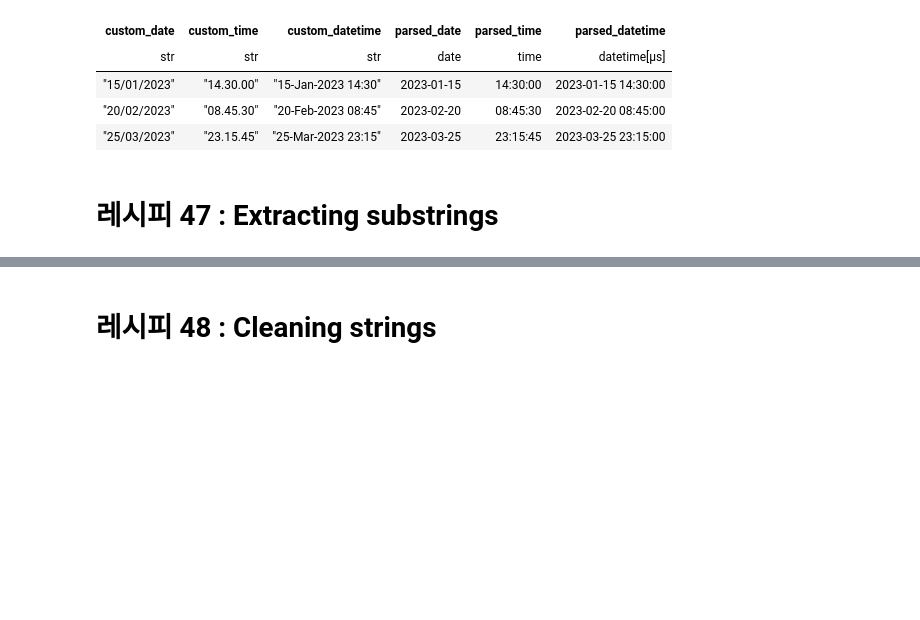
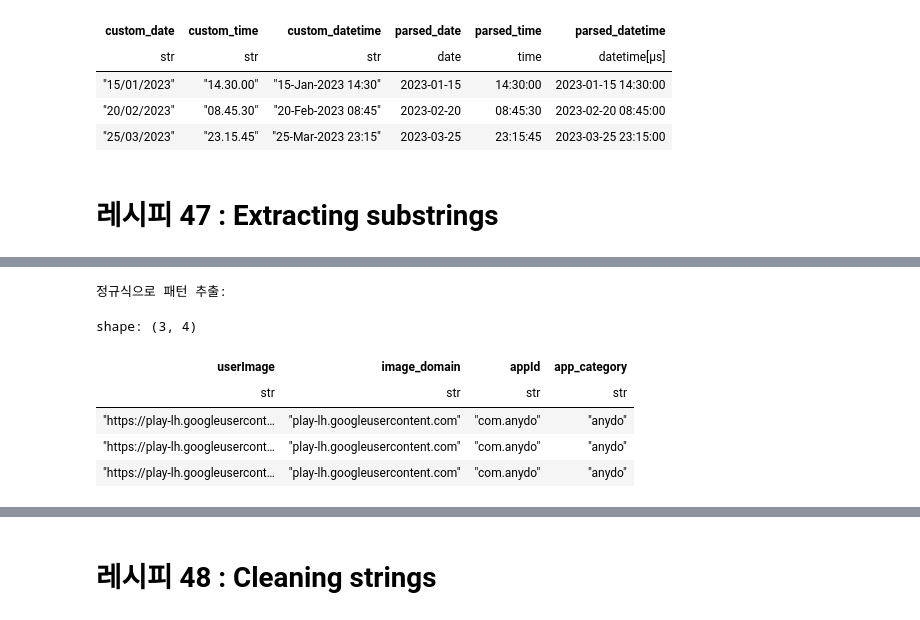
Before and after one commit to dschloe/polars_recipes, a Jupyter notebook: ch09_string_manipulation.ipynb, the cells around one changed output, grey strips where cells are left out. Drawn from its saved outputs; the diff is of its cells as text; code cells hidden in the pictures; blank space fills up the shorter version.

```diff
--- a/ch09_string_manipulation.ipynb
+++ b/ch09_string_manipulation.ipynb
@@ -223,0 +205,22 @@ shape: (3, 2)
+# %%
+# str.extract()를 사용하여 정규식으로 패턴 추출
+extract_df = df.select([
+    # userImage
+    pl.col("userImage"),
+    # userImage URL에서 도메인 추출
+    pl.col("userImage").str.extract(r"https://([^/]+)").alias("image_domain"),
+    # appId
+    pl.col("appId"),
+    # appId에서 앱 카테고리 추출
+    pl.col("appId").str.extract(r"com\.([^.]+)").alias("app_category")
+])
+print("\n정규식으로 패턴 추출:")
+extract_df.head(3)
+# %% [output]
+정규식으로 패턴 추출:
+shape: (3, 4)
+| userImage | image_domain | appId | app_category |
+| str | str | str | str |
+| "https://play-lh.googleusercont… | "play-lh.googleusercontent.com" | "com.anydo" | "anydo" |
+| "https://play-lh.googleusercont… | "play-lh.googleusercontent.com" | "com.anydo" | "anydo" |
+| "https://play-lh.googleusercont… | "play-lh.googleusercontent.com" | "com.anydo" | "anydo" |
```
Also changed, not shown: parts of 5 cells of this notebook, 1 other file.
